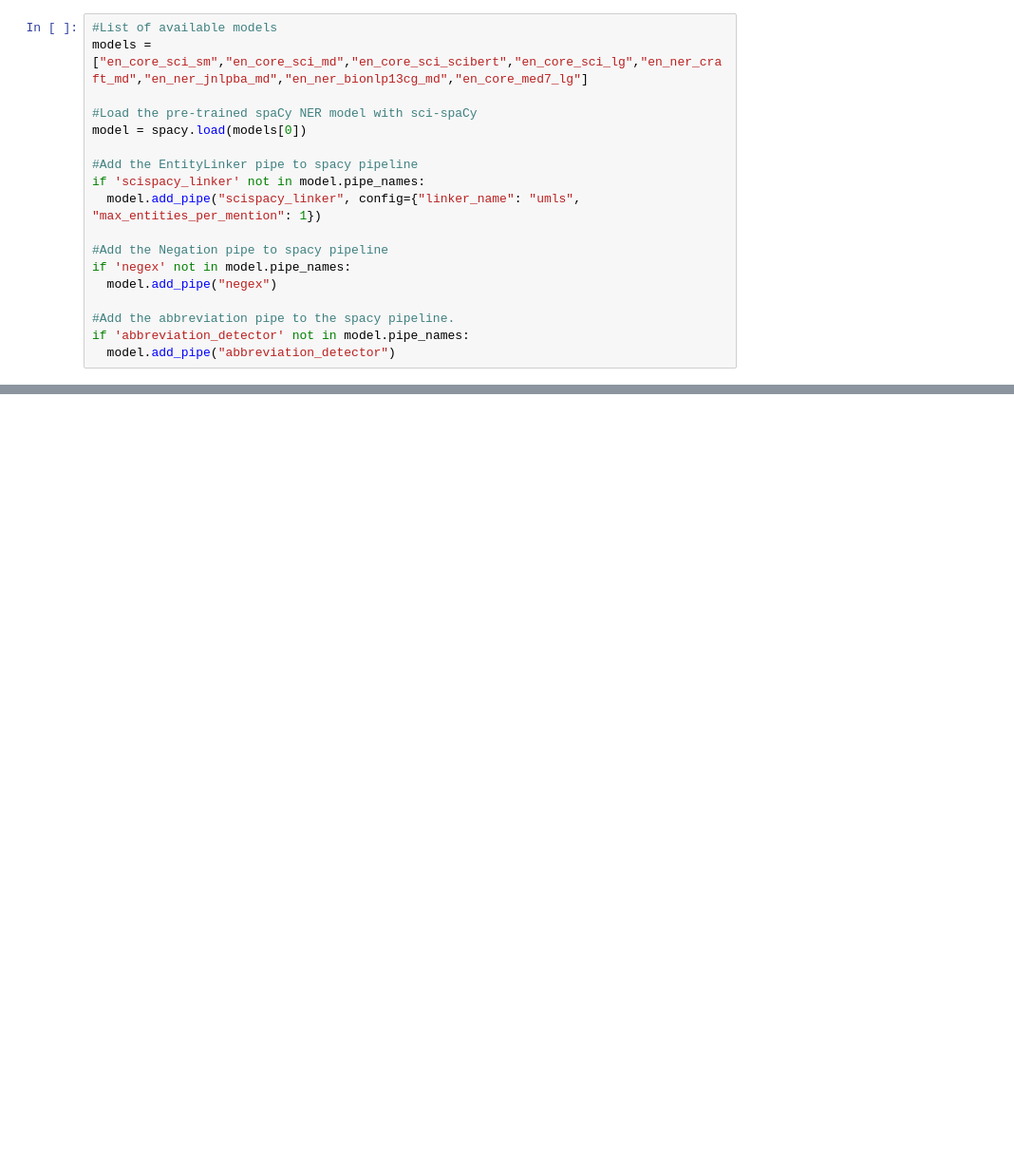
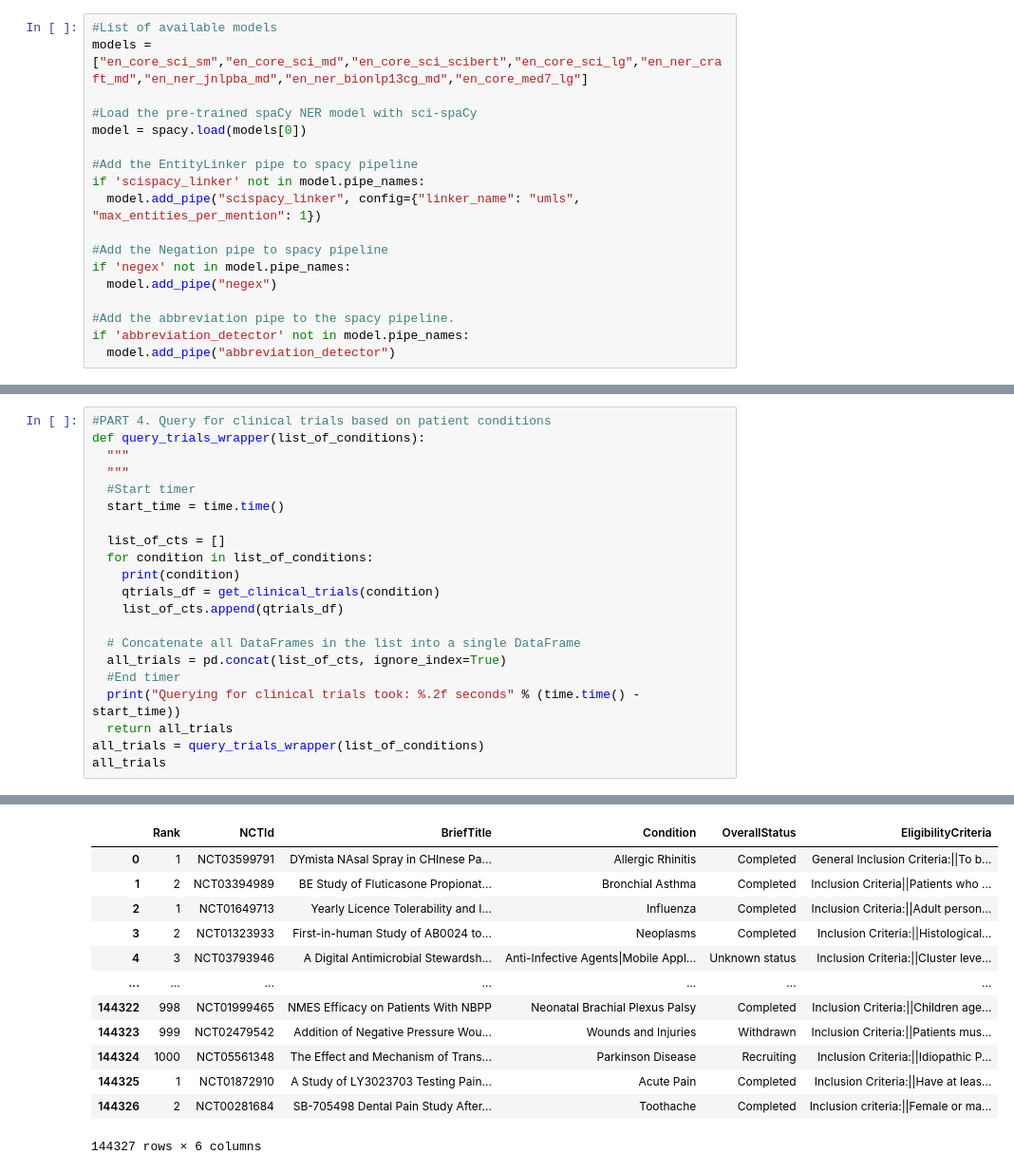
Before and after one commit to victormurcia/CTS_Test, a Jupyter notebook: CTS_Unifying_Routines.ipynb, the cells around one changed output, grey strips where cells are left out. Shown at 95% size. Saved outputs shown, nothing was run; the diff lists cells and outputs as text; blank space fills up the shorter version.

```diff
--- a/CTS_Unifying_Routines.ipynb
+++ b/CTS_Unifying_Routines.ipynb
@@ -357,0 +404,22 @@ final_patient_df['text'][1]
+# %%
+#PART 4. Query for clinical trials based on patient conditions
+def query_trials_wrapper(list_of_conditions):
+  """
+  """
+  #Start timer
+  start_time = time.time()
+
+  list_of_cts = []
+  for condition in list_of_conditions:
+    print(condition)
+    qtrials_df = get_clinical_trials(condition)
+    list_of_cts.append(qtrials_df)
+
+  # Concatenate all DataFrames in the list into a single DataFrame
+  all_trials = pd.concat(list_of_cts, ignore_index=True)
+  #End timer
+  print("Querying for clinical trials took: %.2f seconds" % (time.time() - start_time))
+  return all_trials
+all_trials = query_trials_wrapper(list_of_conditions)
+all_trials
+# %% [output]
@@ -357,0 +443,13 @@ final_patient_df['text'][1]
+|  | Rank | NCTId | BriefTitle | Condition | OverallStatus | EligibilityCriteria |
+| 0 | 1 | NCT03599791 | DYmista NAsal Spray in CHInese Pa... | Allergic Rhinitis | Completed | General Inclusion Criteria:||To b... |
+| 1 | 2 | NCT03394989 | BE Study of Fluticasone Propionat... | Bronchial Asthma | Completed | Inclusion Criteria||Patients who ... |
+| 2 | 1 | NCT01649713 | Yearly Licence Tolerability and I... | Influenza | Completed | Inclusion Criteria:||Adult person... |
+| 3 | 2 | NCT01323933 | First-in-human Study of AB0024 to... | Neoplasms | Completed | Inclusion Criteria:||Histological... |
+| 4 | 3 | NCT03793946 | A Digital Antimicrobial Stewardsh... | Anti-Infective Agents|Mobile Appl... | Unknown status | Inclusion Criteria:||Cluster leve... |
+| ... | ... | ... | ... | ... | ... | ... |
+| 144322 | 998 | NCT01999465 | NMES Efficacy on Patients With NBPP | Neonatal Brachial Plexus Palsy | Completed | Inclusion Criteria:||Children age... |
+| 144323 | 999 | NCT02479542 | Addition of Negative Pressure Wou... | Wounds and Injuries | Withdrawn | Inclusion Criteria:||Patients mus... |
+| 144324 | 1000 | NCT05561348 | The Effect and Mechanism of Trans... | Parkinson Disease | Recruiting | Inclusion Criteria:||Idiopathic P... |
+| 144325 | 1 | NCT01872910 | A Study of LY3023703 Testing Pain... | Acute Pain | Completed | Inclusion Criteria:||Have at leas... |
+| 144326 | 2 | NCT00281684 | SB-705498 Dental Pain Study After... | Toothache | Completed | Inclusion criteria:||Female or ma... |
+144327 rows × 6 columns
```
Also changed, not shown: parts of 10 cells of this notebook.
